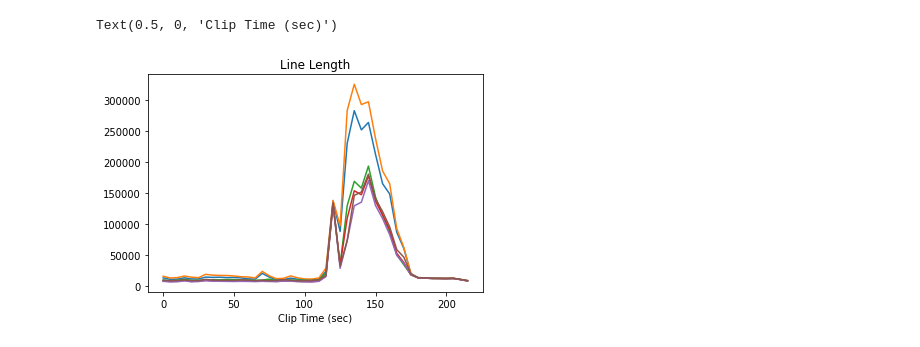
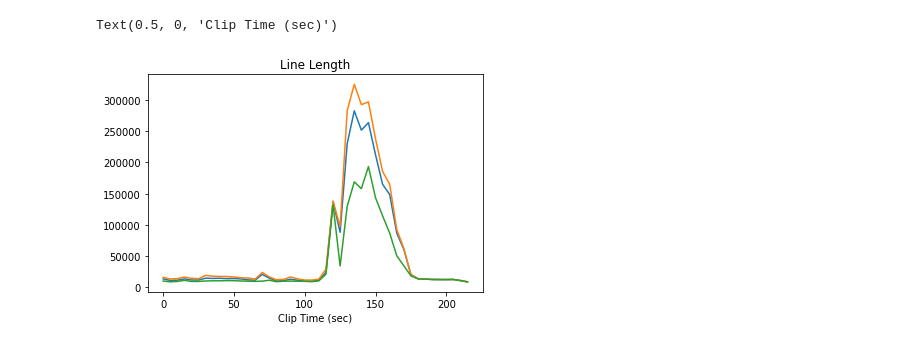
Before and after one commit to sirrus98/ieeg_toy_template, a Jupyter notebook: notebook.ipynb, the cells around one changed output. Drawn from its saved outputs; the diff is of its cells as text; code cells hidden in the pictures.

Commit message:
eeg visualization wip

```diff
--- a/notebook.ipynb
+++ b/notebook.ipynb
@@ -42,20 +40,20 @@ fig.show()
 # %%
 win_size_sec = 5
 
 win_size_ind = int(win_size_sec * fs)
 
 start_range = np.arange(0, len(data), win_size_ind, dtype=int)
 
-ll_arr = np.zeros((len(start_range),len(electrodes)))
+ll_arr = np.zeros((len(start_range),data.shape[1]))
 for i, start_ind in enumerate(start_range):
     ll_arr[i] = line_length(data[start_ind:(start_ind + win_size_ind)])
 
 fig, ax = plt.subplots()
 ax.plot(start_range/fs, ll_arr)
 ax.set_title("Line Length")
 ax.set_xlabel("Clip Time (sec)")
 # %% [output]
 Text(0.5, 0, 'Clip Time (sec)')
-[figure, old version]
+[figure, new version]
 # %%
 get_iEEG_duration(username, password, iEEG_filename)
```
Also changed, not shown: parts of 5 cells of this notebook, 3 other files.
